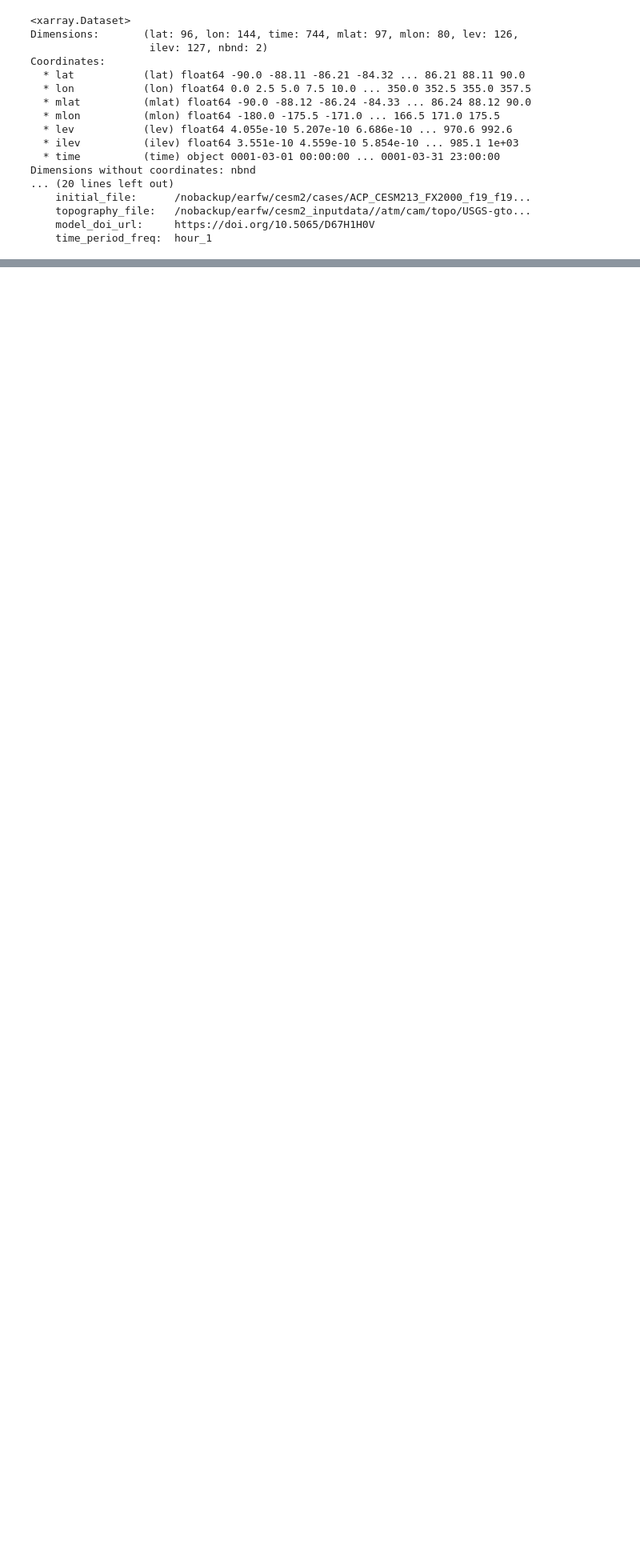
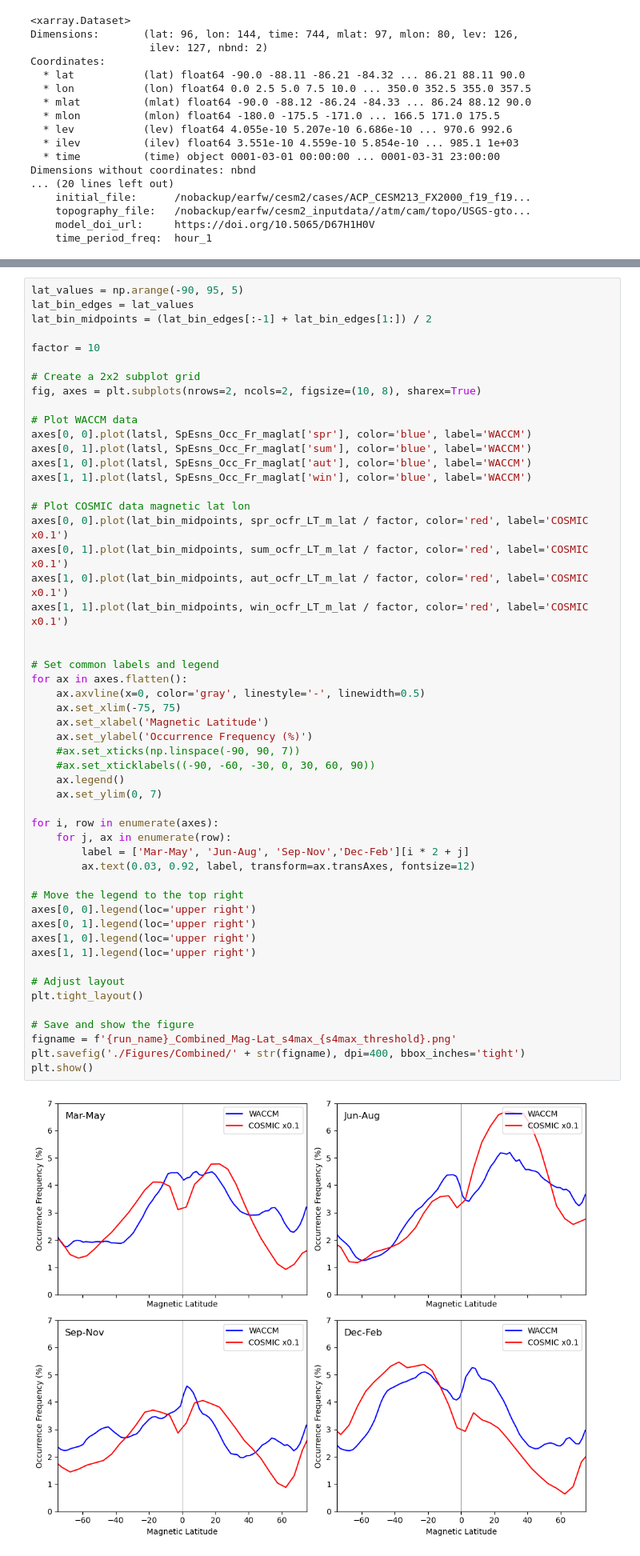
Before and after one commit to tashaay/SpE_Identification_Notebooks, a Jupyter notebook: Mag_Lats_Interp-23-11-28.ipynb, the cells around one changed output, grey strips where cells are left out. Shown at 80% size. Cells and saved outputs as stored; diff of their text form; blank space fills up the shorter version.

```diff
--- a/Mag_Lats_Interp-23-11-28.ipynb
+++ b/Mag_Lats_Interp-23-11-28.ipynb
@@ -270,0 +406,54 @@ interpolated_data = data_array.interp(lat=avALATM, lon=avALONMshh)
+# %%
+lat_values = np.arange(-90, 95, 5)
+lat_bin_edges = lat_values
+lat_bin_midpoints = (lat_bin_edges[:-1] + lat_bin_edges[1:]) / 2
+
+factor = 10
+
+# Create a 2x2 subplot grid
+fig, axes = plt.subplots(nrows=2, ncols=2, figsize=(10, 8), sharex=True)
+
+# Plot WACCM data
+axes[0, 0].plot(latsl, SpEsns_Occ_Fr_maglat['spr'], color='blue', label='WACCM')
+axes[0, 1].plot(latsl, SpEsns_Occ_Fr_maglat['sum'], color='blue', label='WACCM')
+axes[1, 0].plot(latsl, SpEsns_Occ_Fr_maglat['aut'], color='blue', label='WACCM')
+axes[1, 1].plot(latsl, SpEsns_Occ_Fr_maglat['win'], color='blue', label='WACCM')
+
+# Plot COSMIC data magnetic lat lon
+axes[0, 0].plot(lat_bin_midpoints, spr_ocfr_LT_m_lat / factor, color='red', label='COSMIC x0.1')
+axes[0, 1].plot(lat_bin_midpoints, sum_ocfr_LT_m_lat / factor, color='red', label='COSMIC x0.1')
+axes[1, 0].plot(lat_bin_midpoints, aut_ocfr_LT_m_lat / factor, color='red', label='COSMIC x0.1')
+axes[1, 1].plot(lat_bin_midpoints, win_ocfr_LT_m_lat / factor, color='red', label='COSMIC x0.1')
+
+
+# Set common labels and legend
+for ax in axes.flatten():
+    ax.axvline(x=0, color='gray', linestyle='-', linewidth=0.5)
+    ax.set_xlim(-75, 75)
+    ax.set_xlabel('Magnetic Latitude')
+    ax.set_ylabel('Occurrence Frequency (%)')
+    #ax.set_xticks(np.linspace(-90, 90, 7))
+    #ax.set_xticklabels((-90, -60, -30, 0, 30, 60, 90))
+    ax.legend()
+    ax.set_ylim(0, 7)
+
+for i, row in enumerate(axes):
+    for j, ax in enumerate(row):
+        label = ['Mar-May', 'Jun-Aug', 'Sep-Nov','Dec-Feb'][i * 2 + j]
+        ax.text(0.03, 0.92, label, transform=ax.transAxes, fontsize=12)
+
+# Move the legend to the top right
+axes[0, 0].legend(loc='upper right')
+axes[0, 1].legend(loc='upper right')
+axes[1, 0].legend(loc='upper right')
+axes[1, 1].legend(loc='upper right')
+
+# Adjust layout
+plt.tight_layout()
+
+# Save and show the figure
+figname = f'{run_name}_Combined_Mag-Lat_s4max_{s4max_threshold}.png'
+plt.savefig('./Figures/Combined/' + str(figname), dpi=400, bbox_inches='tight')
+plt.show()
+# %% [output]
+[figure, added]
```
Also changed, not shown: parts of 11 cells of this notebook, 11 other files.
